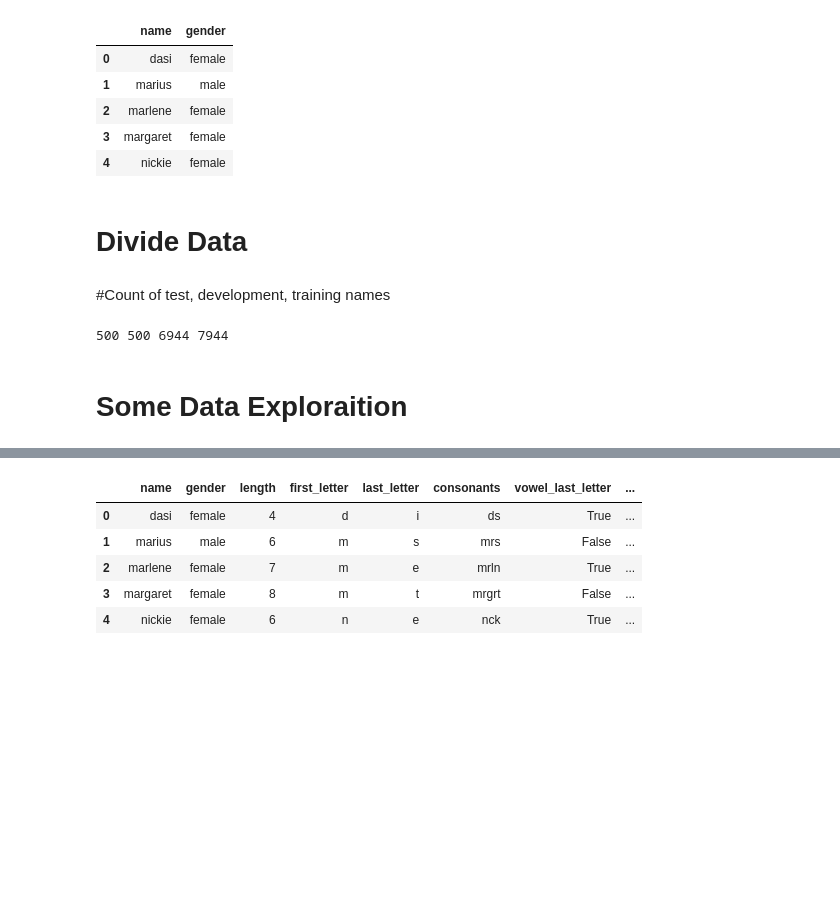
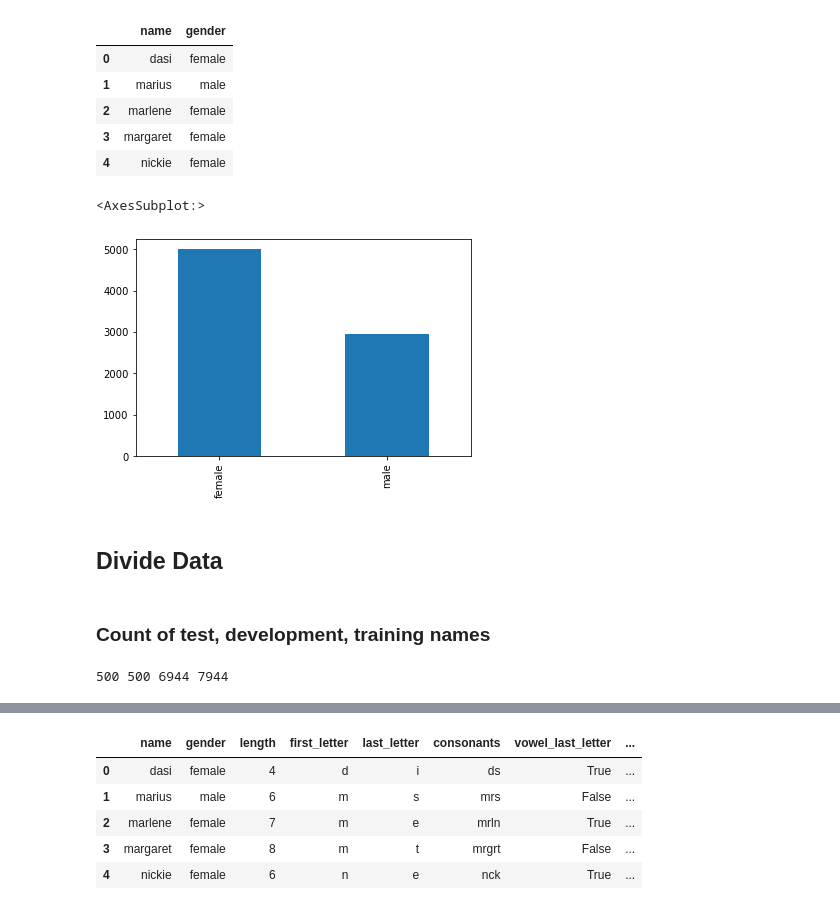
Before and after one commit to tagensingh/data620-project3, a Jupyter notebook: Project3.ipynb, the cells around one changed output, grey strips where cells are left out. Drawn from its saved outputs; the diff is of its cells as text; code cells hidden in the pictures; blank space fills up the shorter version.

```diff
--- a/Project3.ipynb
+++ b/Project3.ipynb
@@ -48,13 +63,19 @@ females = [(name.lower().strip(), 'female') for name in names.words('female.txt'
 
 #Remove unisex names from each list.This will be useful when we run this with modelling to remove any discrepancies arising with training vs. test data.
 unisex = list(set(males) & set(females))
-[males.remove(name) for name in unisex]
-[females.remove(name) for name in unisex]
+
+for name in unisex :
+         males.remove(name)
+
+for name in unisex :
+    females.remove(name)
+
+print(f"There are total {len(names.words('male.txt'))} male names.")
+print(f"There are total {len(names.words('female.txt'))} female names.")
 
 # combine lists of names
 all_names = males + females
 
-
 # randomize the list
 random.seed(5)
 random.shuffle(all_names)
@@ -76,7 +96,18 @@ data.head()
 | 2 | marlene | female |
 | 3 | margaret | female |
 | 4 | nickie | female |
+# %%
+# make gender list
+#from the plot we can see that there are more females than males
+
+gender = list(repeat('male', len(males))) + list(repeat('female', len(females)))
+
+gender_counts = pd.Series(gender).value_counts()
+gender_counts.plot.bar()
+# %% [output]
+<AxesSubplot:>
+[figure, added]
 # %% [markdown]
-# Divide Data
+## Divide Data
 # %%
 test_names = all_names[:500]
@@ -84,4 +115,4 @@ devtest_names = all_names[500:1000]
 train_names = all_names[1000:]
 # %% [markdown]
-#Count of test, development, training names
+### Count of test, development, training names
 # %%
@@ -89,5 +120,3 @@ print (len(test_names), len(devtest_names), len(train_names), len(all_names))
 # %% [output]
 500 500 6944 7944
-# %% [markdown]
-# Some Data Exploraition
 # %% [markdown]
```
Also changed, not shown: parts of 64 cells of this notebook.
